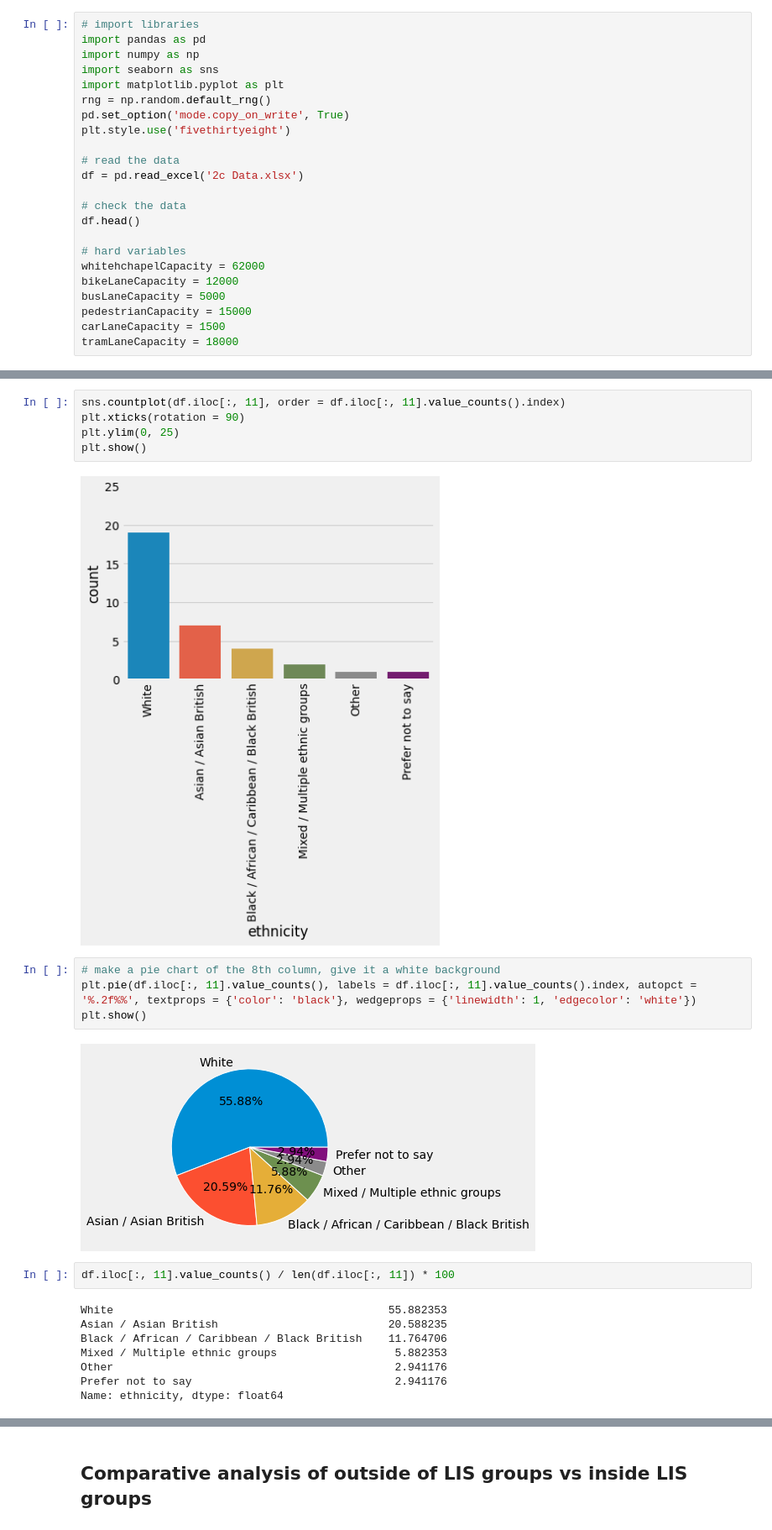
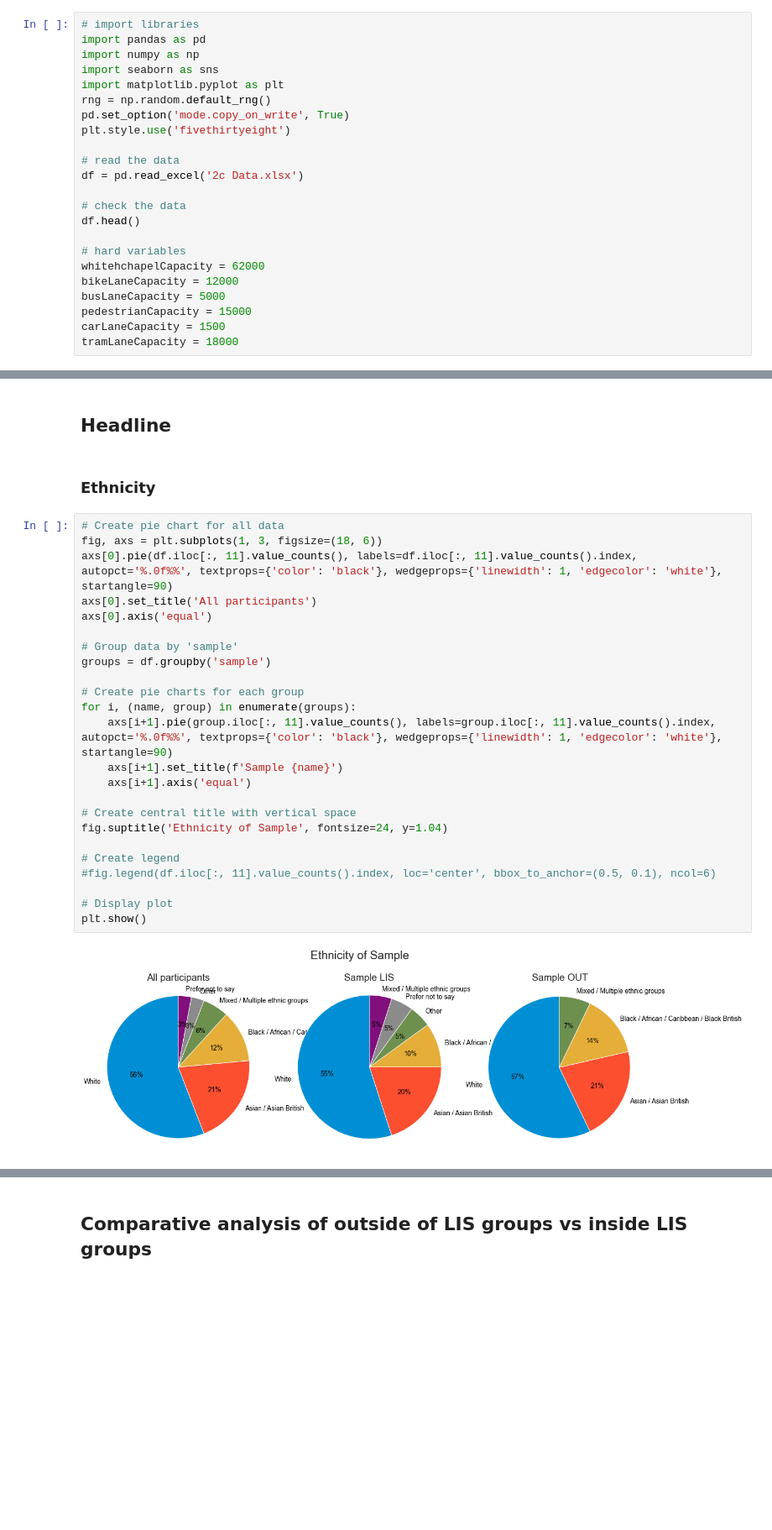
Before and after one commit to TomWFox/2c-Data-Science, a Jupyter notebook: 2c.ipynb, the cells around one changed output, grey strips where cells are left out. Shown at 84% size. Drawn from its saved outputs; the diff is of its cells as text; blank space fills up the shorter version.

```diff
--- a/2c.ipynb
+++ b/2c.ipynb
@@ -31,26 +33,33 @@ df_out_yes = df_out[df_out['health'].str.contains('Yes')]
 df_out_no = df_out[df_out['health'].str.contains('No')]
 df_lis_yes = df_lis[df_lis['health'].str.contains('Yes')]
 df_lis_no = df_lis[df_lis['health'].str.contains('No')]
-# %%
-sns.countplot(df.iloc[:, 11], order = df.iloc[:, 11].value_counts().index)
-plt.xticks(rotation = 90)
-plt.ylim(0, 25)
-plt.show()
-# %% [output]
-[figure, removed]
-# %%
-# make a pie chart of the 8th column, give it a white background
-plt.pie(df.iloc[:, 11].value_counts(), labels = df.iloc[:, 11].value_counts().index, autopct = '%.2f%%', textprops = {'color': 'black'}, wedgeprops = {'linewidth': 1, 'edgecolor': 'white'})
-plt.show()
-# %% [output]
-[figure, removed]
-# %%
-df.iloc[:, 11].value_counts() / len(df.iloc[:, 11]) * 100
-# %% [output]
-White                                          55.882353
-Asian / Asian British                          20.588235
-Black / African / Caribbean / Black British    11.764706
-Mixed / Multiple ethnic groups                  5.882353
-Other                                           2.941176
-Prefer not to say                               2.941176
-Name: ethnicity, dtype: float64
+# %% [markdown]
+## Headline
+# %% [markdown]
+### Ethnicity
+# %%
+# Create pie chart for all data
+fig, axs = plt.subplots(1, 3, figsize=(18, 6))
+axs[0].pie(df.iloc[:, 11].value_counts(), labels=df.iloc[:, 11].value_counts().index, autopct='%.0f%%', textprops={'color': 'black'}, wedgeprops={'linewidth': 1, 'edgecolor': 'white'}, startangle=90)
+axs[0].set_title('All participants')
+axs[0].axis('equal')
+
+# Group data by 'sample'
+groups = df.groupby('sample')
+
+# Create pie charts for each group
+for i, (name, group) in enumerate(groups):
+    axs[i+1].pie(group.iloc[:, 11].value_counts(), labels=group.iloc[:, 11].value_counts().index, autopct='%.0f%%', textprops={'color': 'black'}, wedgeprops={'linewidth': 1, 'edgecolor': 'white'}, startangle=90)
+    axs[i+1].set_title(f'Sample {name}')
+    axs[i+1].axis('equal')
+
+# Create central title with vertical space
+fig.suptitle('Ethnicity of Sample', fontsize=24, y=1.04)
+
+# Create legend
+#fig.legend(df.iloc[:, 11].value_counts().index, loc='center', bbox_to_anchor=(0.5, 0.1), ncol=6)
+
+# Display plot
+plt.show()
+# %% [output]
+[figure, added]
```
Also changed, not shown: parts of 52 cells of this notebook, 1 other file.
